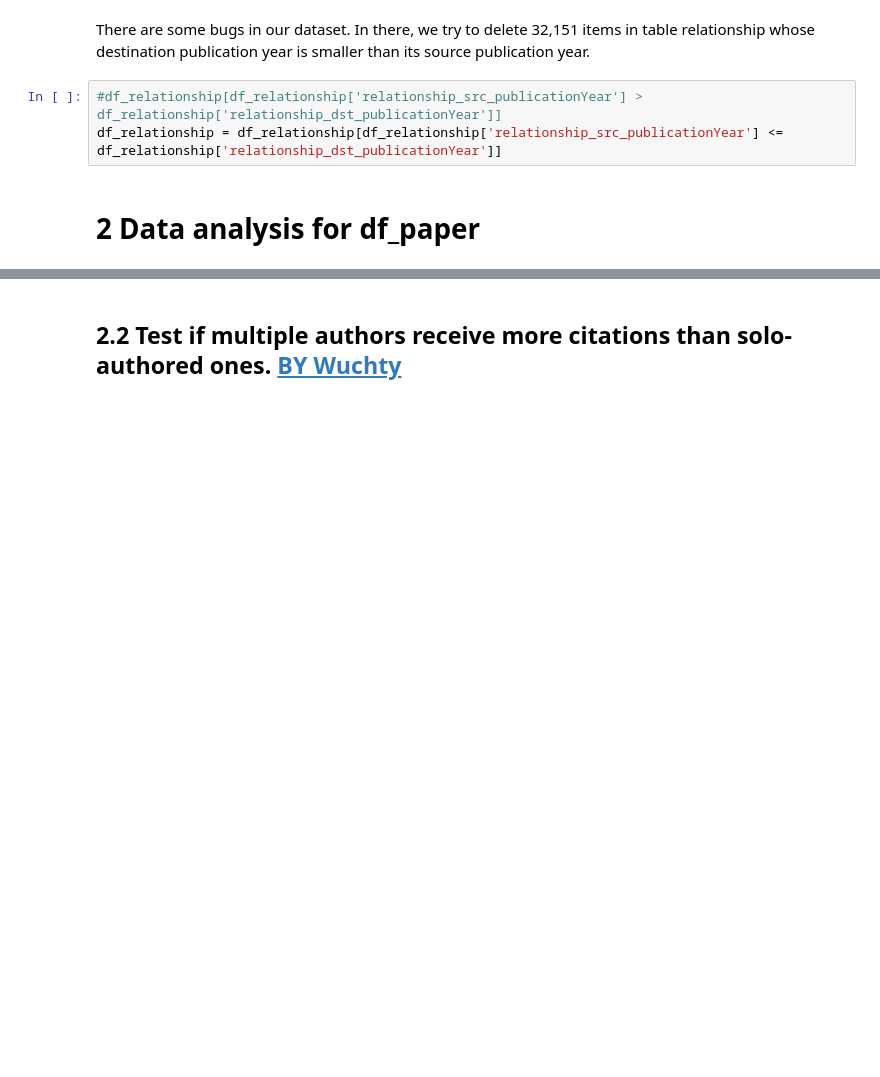
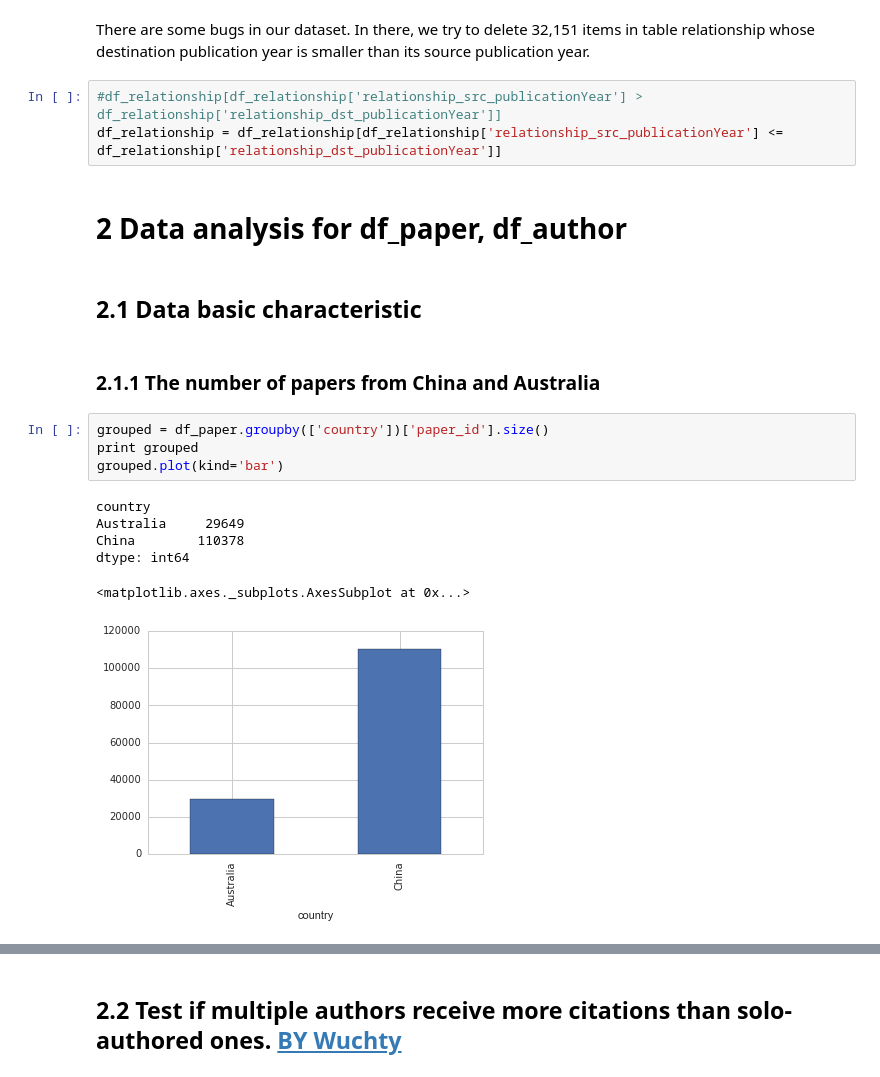
Before and after one commit to Jingfei-Han/citation_prediction, a Jupyter notebook: aminer_gai/myanalysis.ipynb, the cells around one changed output, grey strips where cells are left out. Drawn from its saved outputs; the diff is of its cells as text; blank space fills up the shorter version.

```diff
--- a/aminer_gai/myanalysis.ipynb
+++ b/aminer_gai/myanalysis.ipynb
@@ -175,4 +216,19 @@ There are some bugs in our dataset. In there, we try to delete 32,151 items in t
 #df_relationship[df_relationship['relationship_src_publicationYear'] > df_relationship['relationship_dst_publicationYear']]
 df_relationship = df_relationship[df_relationship['relationship_src_publicationYear'] <= df_relationship['relationship_dst_publicationYear']]
 # %% [markdown]
-# 2 Data analysis for df_paper
+# 2 Data analysis for df_paper, df_author
+# %% [markdown]
+## 2.1 Data basic characteristic
+# %% [markdown]
+### 2.1.1 The number of papers from China and Australia
+# %%
+grouped = df_paper.groupby(['country'])['paper_id'].size()
+print grouped
+grouped.plot(kind='bar')
+# %% [output]
+country
+Australia     29649
+China        110378
+dtype: int64
+<matplotlib.axes._subplots.AxesSubplot at 0x...>
+[figure, added]
```
Also changed, not shown: parts of 70 cells of this notebook, 2 other files.
